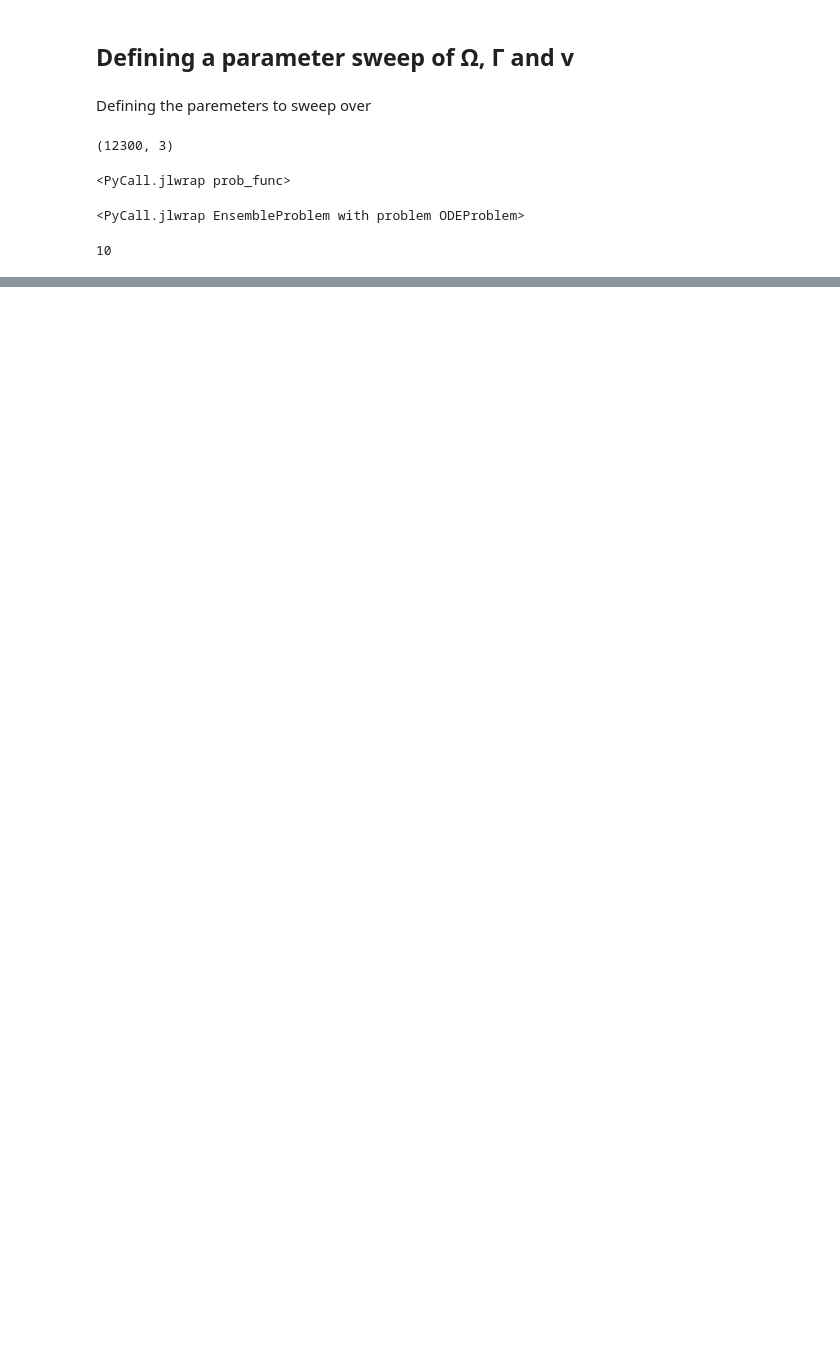
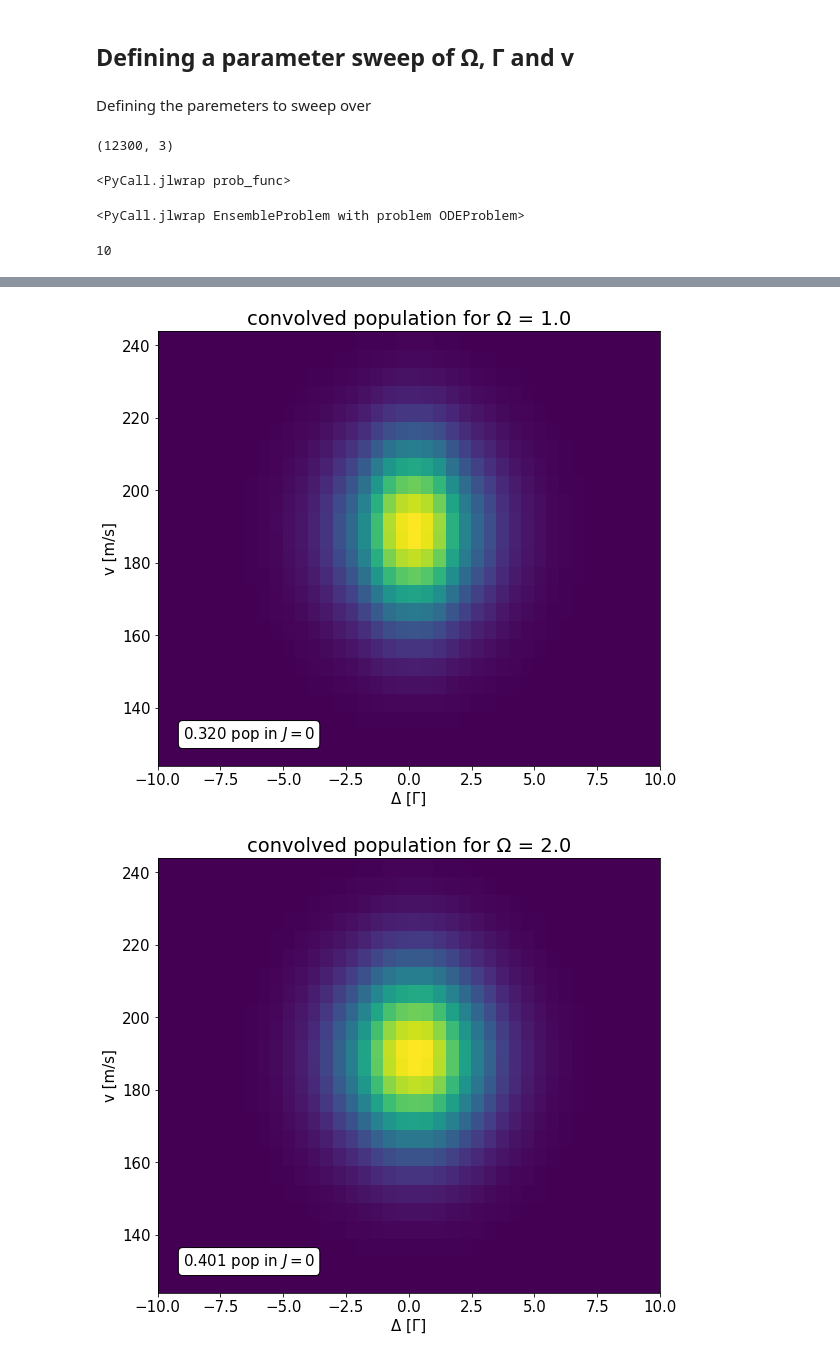
Before and after one commit to ograsdijk/optical-bloch, a Jupyter notebook: Velocity Broadening with Multipass.ipynb, the cells around one changed output, grey strips where cells are left out. Cells and saved outputs as stored; diff of their text form; code cells hidden in the pictures; blank space fills up the shorter version.

Commit message:
Analysis of velocity broadening with multi-pass

```diff
--- a/Velocity Broadening with Multipass.ipynb
+++ b/Velocity Broadening with Multipass.ipynb
@@ -624,0 +688,44 @@ for (Ω_factor, Δ_factor, v), ut_ens in tqdm(zip(Main.params,ens_u), total = le
+# %%
+for Ω_factor in [1,2,3,4,5]:
+    m = results_array[:,0] == Ω_factor
+    _array = results_array[m][:,1:]
+
+    dim_x, dim_y = len(Main.Deltas), len(Main.velocities)
+    x,y,z = _array.T # Deltas, velocities and populations
+
+    # Set up a regular grid of interpolation points
+    X, Y = np.linspace(x.min(), x.max(), dim_x), np.linspace(y.min(), y.max(), dim_y)
+    X, Y = np.meshgrid(X,Y)
+
+    # Interpolate; there's also method='cubic' for 2-D data such as here
+    Z = griddata((x, y), z, (X, Y), method='nearest')
+
+    Δs = X[0,:]
+    vs = Y[:,0]
+    dΔ = np.diff(Δs)[0]
+    dv = np.diff(vs)[0]
+
+    # convolve with velocity distribution and detuning distribution (from transverse velocities)
+    convolve = norm.pdf(vs, mu_z, sigma_z)[:,np.newaxis]*Z
+    convolve *= norm.pdf(Δs, mu, sigma)[np.newaxis,:]
+
+    total = (convolve.sum(axis = 0)*dv).sum()*dΔ
+
+    fig, ax = plt.subplots(figsize = (9,8))
+    cs = ax.pcolormesh(X,Y,convolve, shading = 'nearest')
+
+    ax.set_xlabel("Δ [Γ]")
+    ax.set_ylabel(r"v [m/s]")
+    ax.set_title(f'convolved population for Ω = {Ω_factor:.1f}')
+
+    props = dict(boxstyle='round', facecolor='white', alpha=1)
+    text = f"{total:.3f} pop in $J=0$"
+    ax.text(0.05, 0.05, text, transform = ax.transAxes, fontsize = 15, bbox = props,
+            va = 'bottom', ha = 'left')
+
+
+    set_fontsize(ax, 15)
+    set_fontsize(cbar.ax, 15)
+# %% [output]
+[figure, added]
+[figure, added]
```
Also changed, not shown: parts of 20 cells of this notebook.
